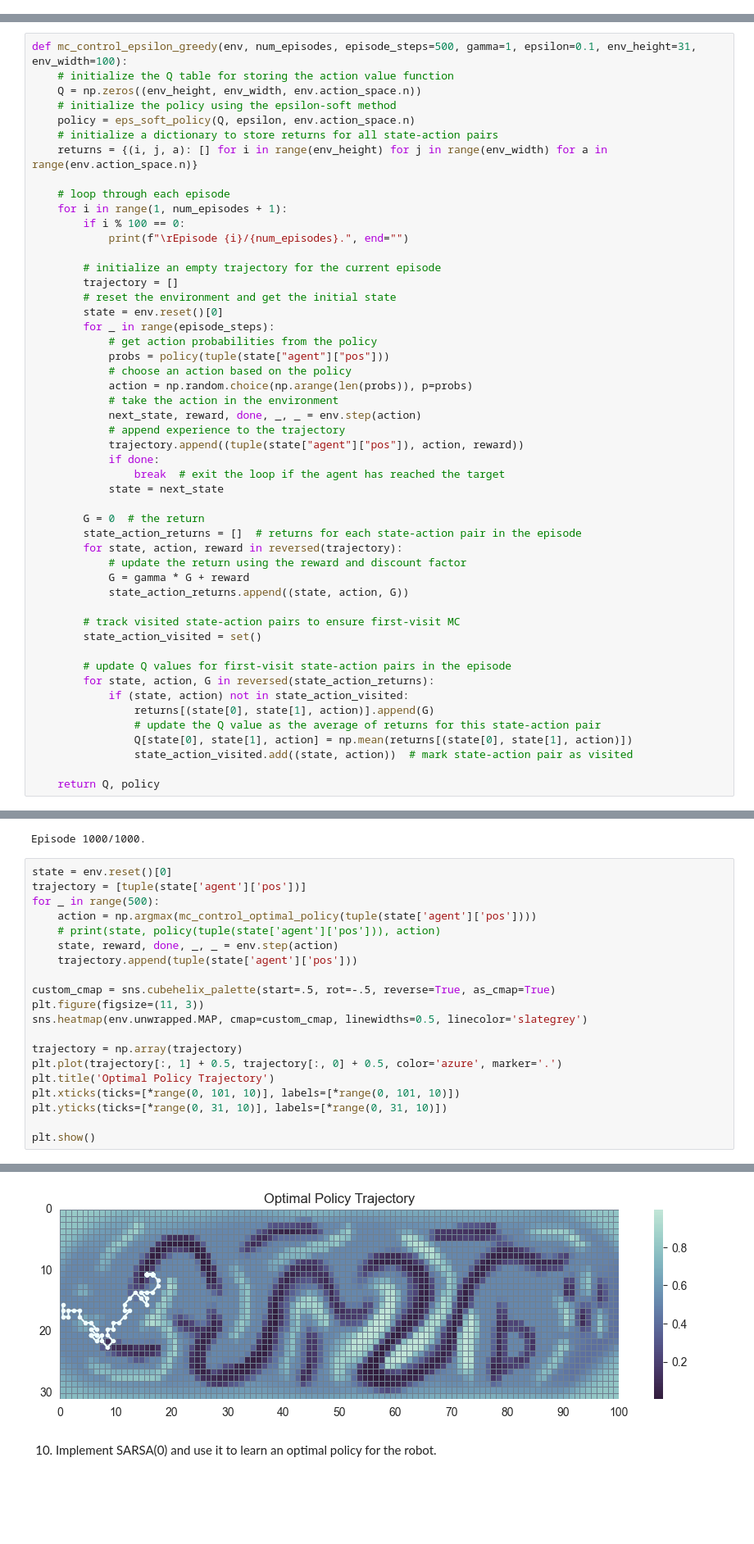
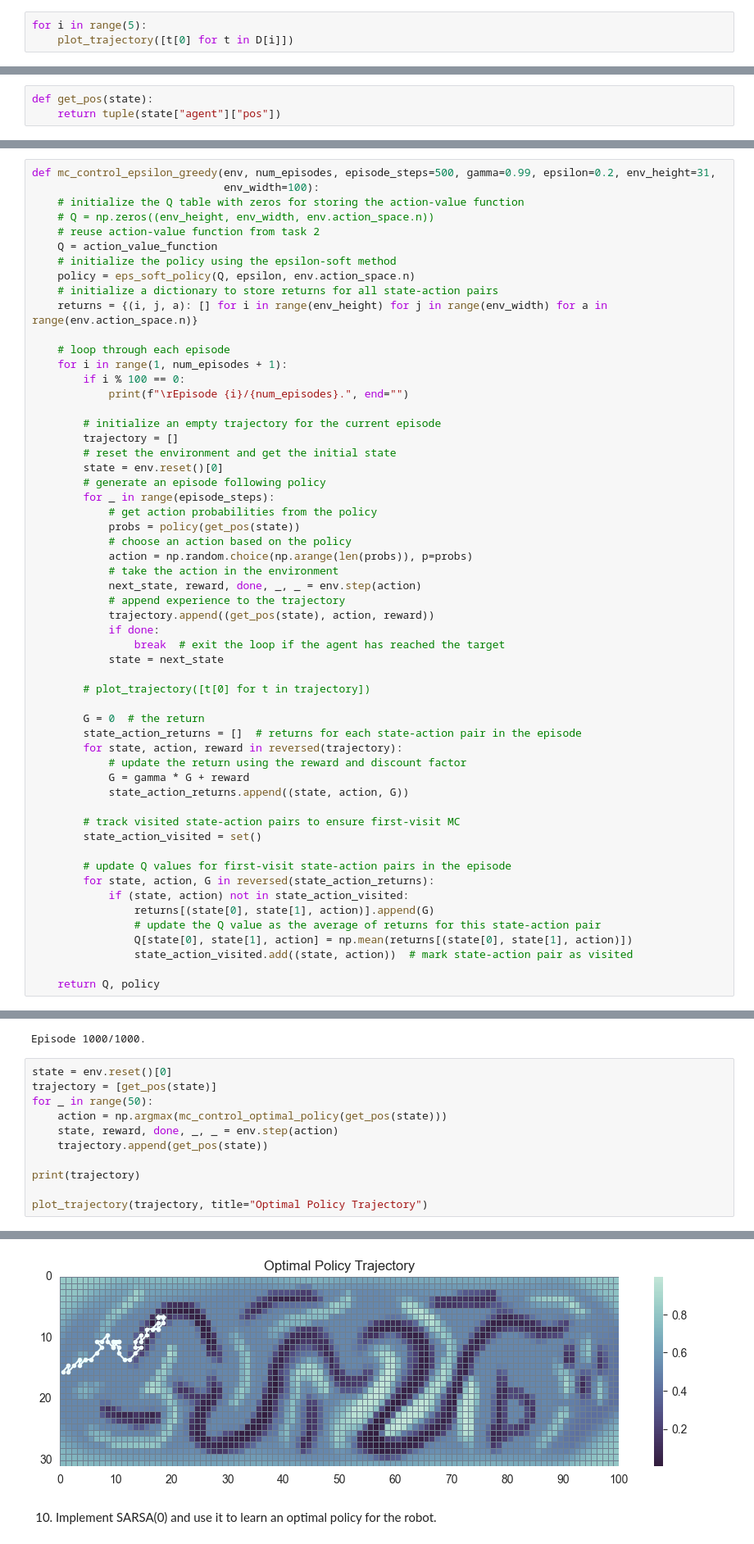
Before and after one commit to kuimetra/reinforcement_learning, a Jupyter notebook: problem_set3/main.ipynb, the cells around one changed output, grey strips where cells are left out. Shown at 82% size. Cells and saved outputs as stored; diff of their text form; blank space fills up the shorter version.

Commit message:
plot function

```diff
--- a/problem_set3/main.ipynb
+++ b/problem_set3/main.ipynb
@@ -15,0 +31,3 @@ with open('trajectories.pickle', 'rb') as fd:
+# %%
+for i in range(5):
+    plot_trajectory([t[0] for t in D[i]])
@@ -111,5 +133,8 @@ env = gymnasium.make('mountain_lite/GridWorld-v0')
 # %% [markdown]
 7. (*) Choose a starting policy for the robot, and justify your choice.
+# %%
+def get_pos(state):
+    return tuple(state["agent"]["pos"])
 # %%
 def random_argmax(arr):
     max_value = np.max(arr)
@@ -132,9 +157,12 @@ def eps_soft_policy(Q, epsilon, action_space):
 # %% [markdown]
 8. Perform MC control and learn an optimal policy for the robot.
 # %%
-def mc_control_epsilon_greedy(env, num_episodes, episode_steps=500, gamma=1, epsilon=0.1, env_height=31, env_width=100):
-    # initialize the Q table for storing the action value function
-    Q = np.zeros((env_height, env_width, env.action_space.n))
+def mc_control_epsilon_greedy(env, num_episodes, episode_steps=500, gamma=0.99, epsilon=0.2, env_height=31,
+                              env_width=100):
+    # initialize the Q table with zeros for storing the action-value function
+    # Q = np.zeros((env_height, env_width, env.action_space.n))
+    # reuse action-value function from task 2
+    Q = action_value_function
     # initialize the policy using the epsilon-soft method
     policy = eps_soft_policy(Q, epsilon, env.action_space.n)
     # initialize a dictionary to store returns for all state-action pairs
@@ -149,18 +177,21 @@ def mc_control_epsilon_greedy(env, num_episodes, episode_steps=500, gamma=1, eps
         trajectory = []
         # reset the environment and get the initial state
         state = env.reset()[0]
+        # generate an episode following policy
         for _ in range(episode_steps):
             # get action probabilities from the policy
-            probs = policy(tuple(state["agent"]["pos"]))
+            probs = policy(get_pos(state))
             # choose an action based on the policy
             action = np.random.choice(np.arange(len(probs)), p=probs)
             # take the action in the environment
             next_state, reward, done, _, _ = env.step(action)
             # append experience to the trajectory
-            trajectory.append((tuple(state["agent"]["pos"]), action, reward))
+            trajectory.append((get_pos(state), action, reward))
             if done:
                 break  # exit the loop if the agent has reached the target
             state = next_state
+
+        # plot_trajectory([t[0] for t in trajectory])
 
         G = 0  # the return
         state_action_returns = []  # returns for each state-action pair in the episode
@@ -187,22 +264,13 @@ mc_control_Q, mc_control_optimal_policy = mc_control_epsilon_greedy(env, num_epi
 Episode 1000/1000.
 # %%
 state = env.reset()[0]
-trajectory = [tuple(state['agent']['pos'])]
-for _ in range(500):
-    action = np.argmax(mc_control_optimal_policy(tuple(state['agent']['pos'])))
-    # print(state, policy(tuple(state['agent']['pos'])), action)
+trajectory = [get_pos(state)]
+for _ in range(50):
+    action = np.argmax(mc_control_optimal_policy(get_pos(state)))
     state, reward, done, _, _ = env.step(action)
-    trajectory.append(tuple(state['agent']['pos']))
+    trajectory.append(get_pos(state))
 
-custom_cmap = sns.cubehelix_palette(start=.5, rot=-.5, reverse=True, as_cmap=True)
-plt.figure(figsize=(11, 3))
-sns.heatmap(env.unwrapped.MAP, cmap=custom_cmap, linewidths=0.5, linecolor='slategrey')
+print(trajectory)
 
-trajectory = np.array(trajectory)
-plt.plot(trajectory[:, 1] + 0.5, trajectory[:, 0] + 0.5, color='azure', marker='.')
-plt.title('Optimal Policy Trajectory')
-plt.xticks(ticks=[*range(0, 101, 10)], labels=[*range(0, 101, 10)])
-plt.yticks(ticks=[*range(0, 31, 10)], labels=[*range(0, 31, 10)])
-
-plt.show()
+plot_trajectory(trajectory, title="Optimal Policy Trajectory")
 # %% [output]
@@ -209,4 +278,4 @@ plt.show()
-[figure, old version]
+[figure, new version]
 # %% [markdown]
 10. Implement SARSA(0) and use it to learn an optimal policy for the robot.
 # %%
```
Also changed, not shown: parts of 9 cells of this notebook.
